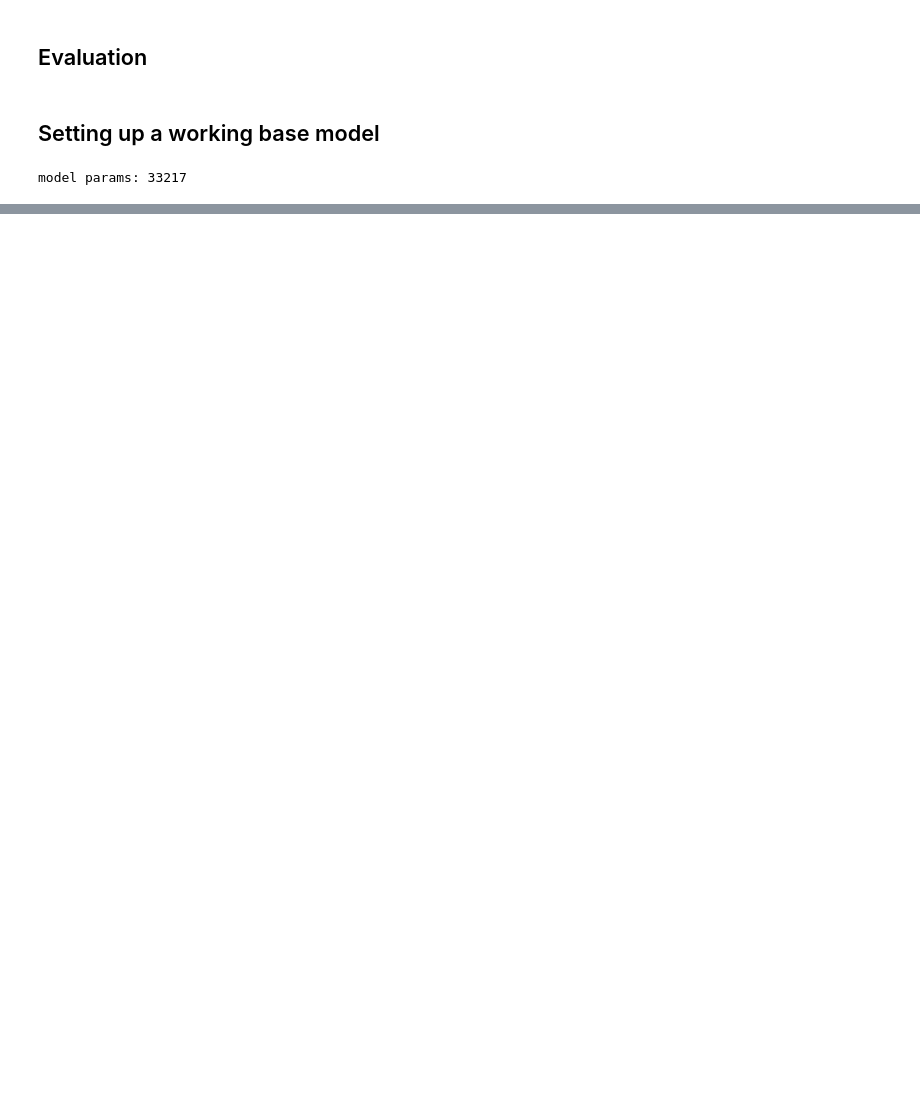
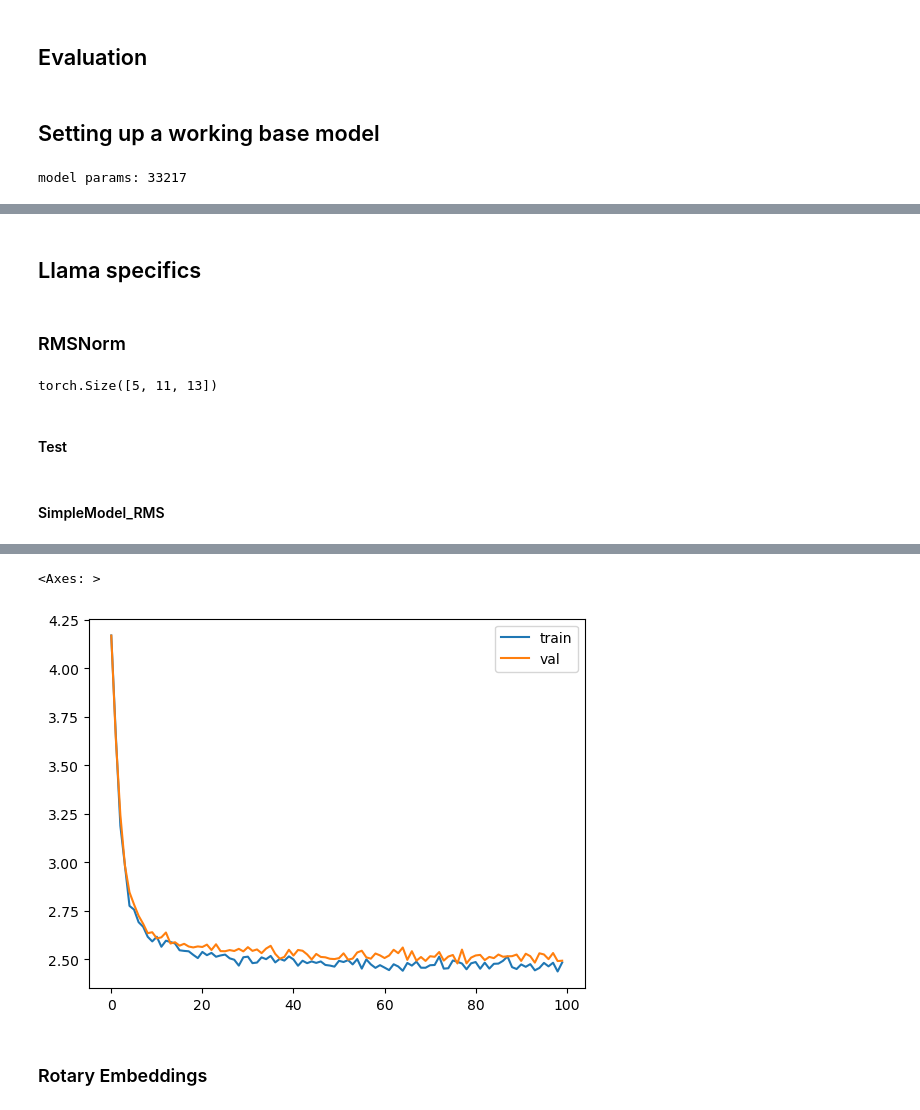
Before and after one commit to geesimon/wheels, a Jupyter notebook: LLAMA.ipynb, the cells around one changed output, grey strips where cells are left out. Saved outputs shown, nothing was run; the diff lists cells and outputs as text; code cells hidden in the pictures; blank space fills up the shorter version.

Commit message:
Done llama notebook

```diff
--- a/LLAMA.ipynb
+++ b/LLAMA.ipynb
@@ -204,0 +211,33 @@ NameError: name 'losses' is not defined
+# %% [markdown]
+## Llama specifics
+# %% [markdown]
+### RMSNorm
+# %%
+class RMSNorm(nn.Module):
+    def __init__(self, layer_shape, eps=1e-8, bias=False):
+        super(RMSNorm, self).__init__()
+        # self.register_parameter("scale", nn.Parameter(torch.ones(layer_shape)))
+        self.scale = nn.Parameter(torch.ones(layer_shape))
+
+    def forward(self, x):
+        """
+        assumes shape is (batch, seq_len, d_model)
+        """
+        # frob norm is not the same as RMS. RMS = 1/sqrt(N) * frob norm
+        ff_rms = torch.linalg.norm(x, dim=(1,2)) * x[0].numel() ** -.5
+        raw = x / ff_rms.unsqueeze(-1).unsqueeze(-1)
+        return self.scale[:x.shape[1], :].unsqueeze(0) * raw # todo: self.scale[:x.shape[1], :] -> self.scale
+
+config = {
+    'batch_size': 5,
+    'context_window': 11,
+    'd_model': 13,
+}
+batch = torch.randn((config['batch_size'], config['context_window'], config['d_model']))
+m = RMSNorm((config['context_window'], config['d_model']))
+g = m(batch)
+print(g.shape)
+# %% [output]
+torch.Size([5, 11, 13])
+# %% [markdown]
+#### Test
@@ -204,0 +257,37 @@ NameError: name 'losses' is not defined
+# %% [markdown]
+#### SimpleModel_RMS
+# %%
+class SimpleModel_RMS(nn.Module):
+    def __init__(self, config):
+        super().__init__()
+        self.config = config
+
+        self.embedding = nn.Embedding(config['vocab_size'], config['d_model'])
+        self.rms = RMSNorm((config['context_window'], config['d_model']))
+        self.linear = nn.Sequential(
+            nn.Linear(config['d_model'], config['d_model']),
+            nn.ReLU(),
+            nn.Linear(config['d_model'], config['vocab_size']),
+        )
+
+        print("model params:", sum([m.numel() for m in self.parameters()]))
+
+    def forward(self, idx, targets=None):
+        x = self.embedding(idx)
+        x = self.rms(x) # rms pre-normalization
+        logits = self.linear(x)
+
+        if targets is not None:
+            loss = F.cross_entropy(logits.view(-1, self.config['vocab_size']), targets.view(-1))
+            return logits, loss
+
+        else:
+            return logits
+
+model = SimpleModel_RMS(MASTER_CONFIG)
+xs, ys = get_batches(dataset, 'train', MASTER_CONFIG['batch_size'], MASTER_CONFIG['context_window'])
+
+logits, loss = model(xs, ys)
+optimizer = torch.optim.Adam(model.parameters())
+train(model, optimizer)
+# %% [output]
@@ -204,0 +296,4 @@ NameError: name 'losses' is not defined
+<Axes: >
+[figure, added]
+# %% [markdown]
+### Rotary Embeddings
```
Also changed, not shown: parts of 36 cells of this notebook.
